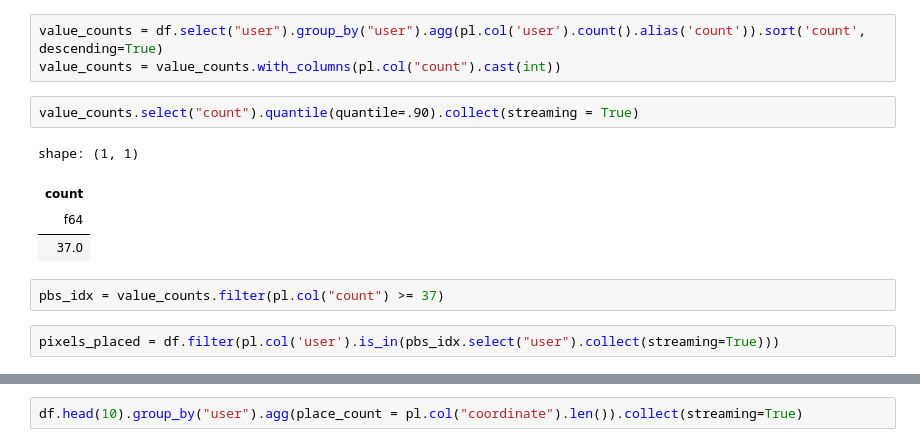
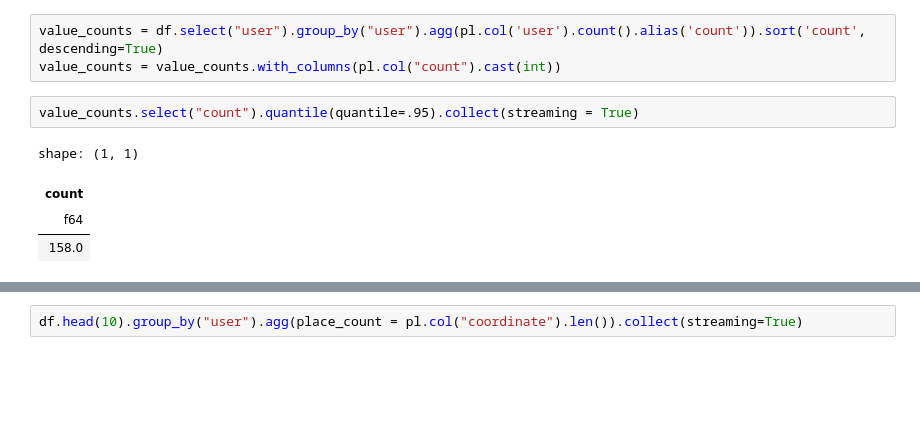
Before and after one commit to bnkessler/CloudComputing, a Jupyter notebook: PlaceParquet.ipynb, the cells around one changed output, grey strips where cells are left out. Saved outputs shown, nothing was run; the diff lists cells and outputs as text; blank space fills up the shorter version.

```diff
--- a/PlaceParquet.ipynb
+++ b/PlaceParquet.ipynb
@@ -111,13 +111,9 @@ shape: (10, 6)
 value_counts = df.select("user").group_by("user").agg(pl.col('user').count().alias('count')).sort('count', descending=True)
 value_counts = value_counts.with_columns(pl.col("count").cast(int))
 # %%
-value_counts.select("count").quantile(quantile=.90).collect(streaming = True)
+value_counts.select("count").quantile(quantile=.95).collect(streaming = True)
 # %% [output]
 shape: (1, 1)
 | count |
 | f64 |
-| 37.0 |
+| 158.0 |
-# %%
-pbs_idx = value_counts.filter(pl.col("count") >= 37)
-# %%
-pixels_placed = df.filter(pl.col('user').is_in(pbs_idx.select("user").collect(streaming=True)))
```
Also changed, not shown: parts of 15 cells of this notebook, 3 other files.
